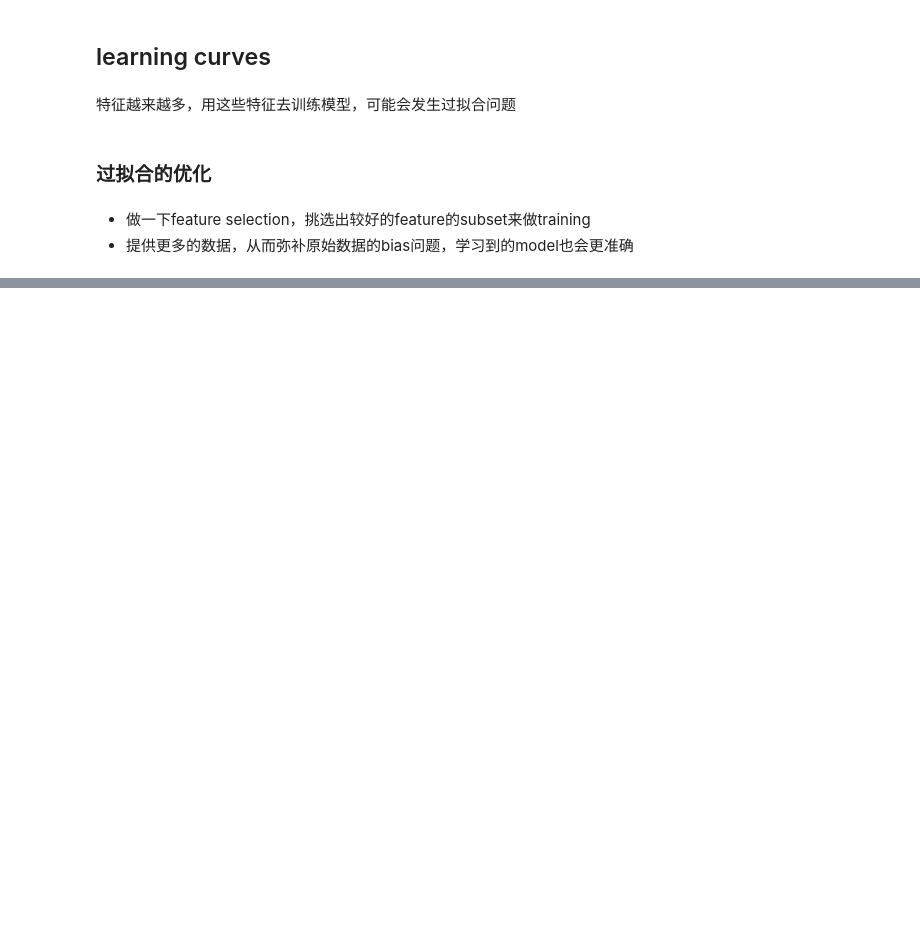
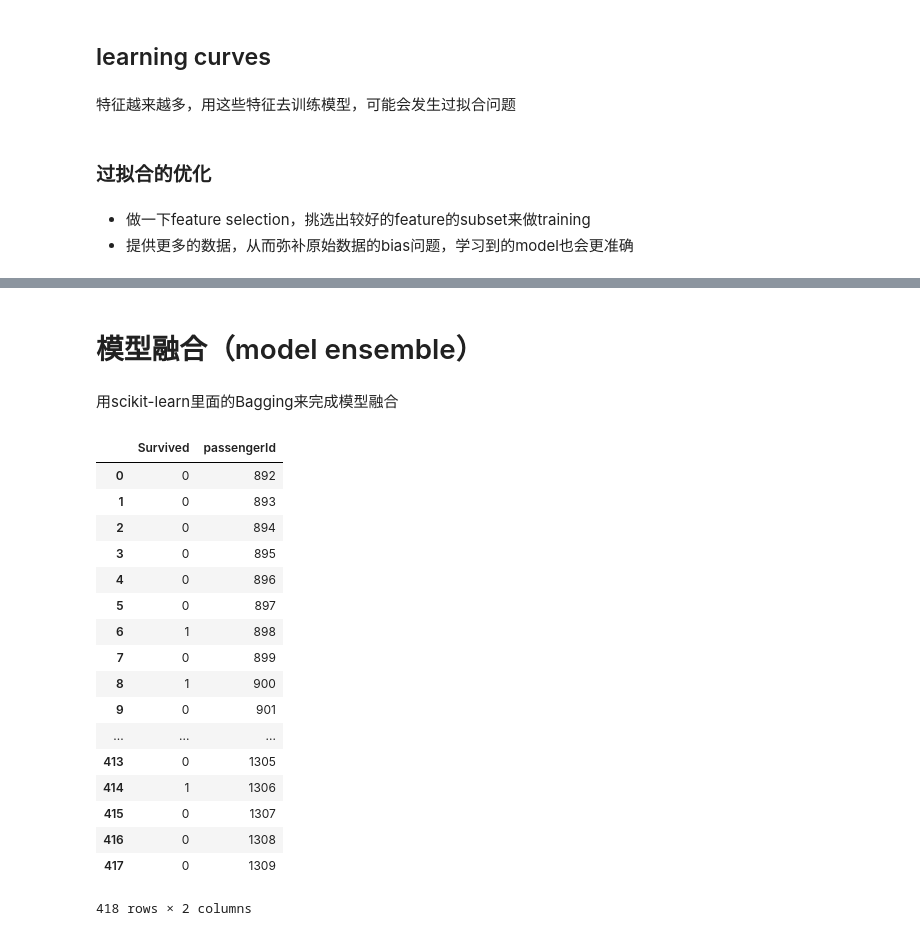
Before and after one commit to futheads/Python-study, a Jupyter notebook: MLexamples/Titanic/Titanic.ipynb, the cells around one changed output, grey strips where cells are left out. Cells and saved outputs as stored; diff of their text form; code cells hidden in the pictures; blank space fills up the shorter version.

```diff
--- a/MLexamples/Titanic/Titanic.ipynb
+++ b/MLexamples/Titanic/Titanic.ipynb
@@ -560,0 +577,42 @@ plot_learning_curve(clf, "学习曲线"， X, y)
+# %% [markdown]
+# 模型融合（model ensemble）
+# %% [markdown]
+用scikit-learn里面的Bagging来完成模型融合
+# %%
+from sklearn.ensemble import BaggingRegressor
+
+train_df = df.filter(regex="Survived|Age_.*|SibSp|Parch|Fare_.*|Cabin_.*|Embarked_.*|Sex_.*|Pclass.*|Mother|Child|Family|Title")
+train_np = train_df.as_matrix()
+
+X = train_np[:, 1:]
+y = train_np[:, 0]
+
+clf = linear_model.LogisticRegression(penalty="l1")
+bagging_clf = BaggingRegressor(clf, n_estimators=20, max_samples=0.8, max_features=1.0,
+                              bootstrap_features=False, n_jobs=-1)
+bagging_clf.fit(X, y)
+
+test = df_test.filter(regex="Survived|Age_.*|SibSp|Parch|Fare_.*|Cabin_.*|Embarked_.*|Sex_.*|Pclass.*|Mother|Child|Family|Title")
+predictions = bagging_clf.predict(test)
+result = pd.DataFrame({"passengerId": data_test["PassengerId"].as_matrix(), "Survived": predictions.astype(np.int32)})
+
+result
+# %% [output]
+|  | Survived | passengerId |
+| 0 | 0 | 892 |
+| 1 | 0 | 893 |
+| 2 | 0 | 894 |
+| 3 | 0 | 895 |
+| 4 | 0 | 896 |
+| 5 | 0 | 897 |
+| 6 | 1 | 898 |
+| 7 | 0 | 899 |
+| 8 | 1 | 900 |
+| 9 | 0 | 901 |
+| ... | ... | ... |
+| 413 | 0 | 1305 |
+| 414 | 1 | 1306 |
+| 415 | 0 | 1307 |
+| 416 | 0 | 1308 |
+| 417 | 0 | 1309 |
+418 rows × 2 columns
```
Also changed, not shown: parts of 5 cells of this notebook, 4 other files.
